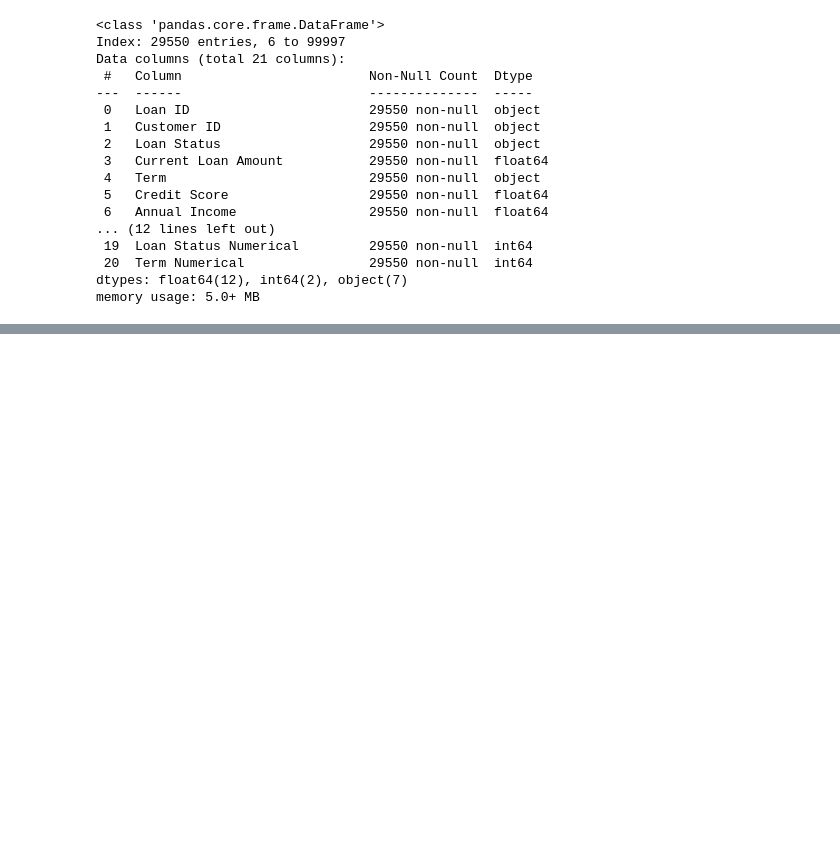
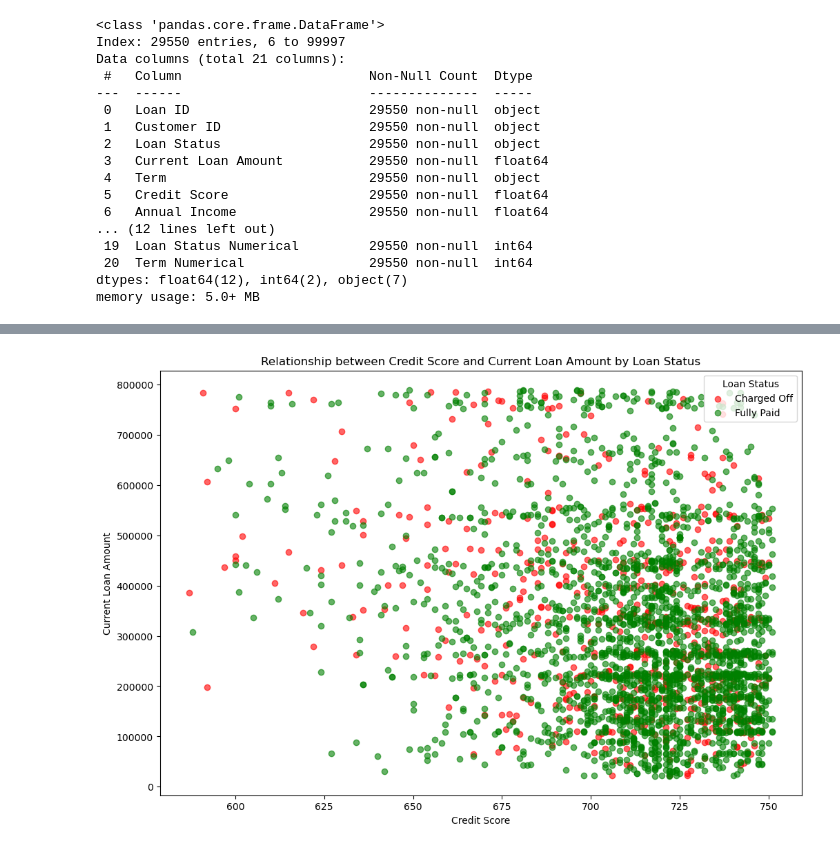
Before and after one commit to omidk414/ucb-data-project1-group2, a Jupyter notebook: main.ipynb, the cells around one changed output, grey strips where cells are left out. Cells and saved outputs as stored; diff of their text form; code cells hidden in the pictures; blank space fills up the shorter version.

```diff
--- a/main.ipynb
+++ b/main.ipynb
@@ -211,0 +229,18 @@ memory usage: 5.0+ MB
+# %%
+sampled_df = cleaned_data.sample(frac=0.1, random_state=42)
+
+plt.figure(figsize=(12, 8))
+colors = {0: 'red', 1: 'green'}
+loan_status_labels = {0: "Charged Off", 1: "Fully Paid"}
+for status, color in colors.items():
+    subset = sampled_df[sampled_df['Loan Status Numerical'] == status]
+    plt.scatter(subset['Credit Score'], subset['Current Loan Amount'],
+                c=color, label=loan_status_labels[status], alpha=0.6)
+#plt.scatter(sampled_df['Credit Score'], sampled_df['Current Loan Amount'], c=sampled_df['Loan Status Numerical'].map(colors), alpha=0.6)
+plt.title('Relationship between Credit Score and Current Loan Amount by Loan Status')
+plt.xlabel('Credit Score')
+plt.ylabel('Current Loan Amount')
+plt.legend(title='Loan Status', loc ="upper right")
+plt.show()
+# %% [output]
+[figure, added]
```
Also changed, not shown: parts of 3 cells of this notebook.
